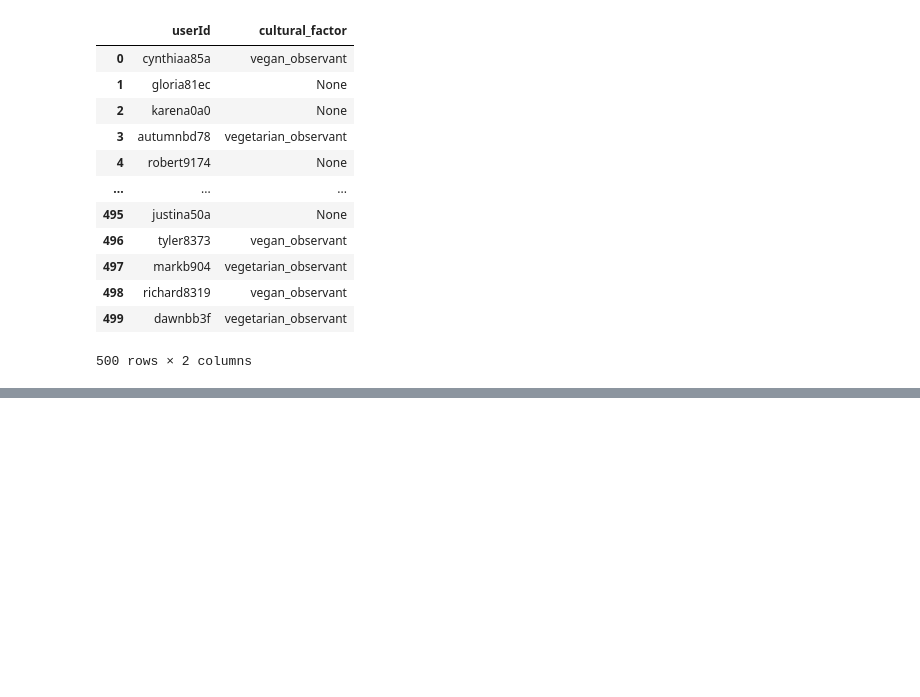
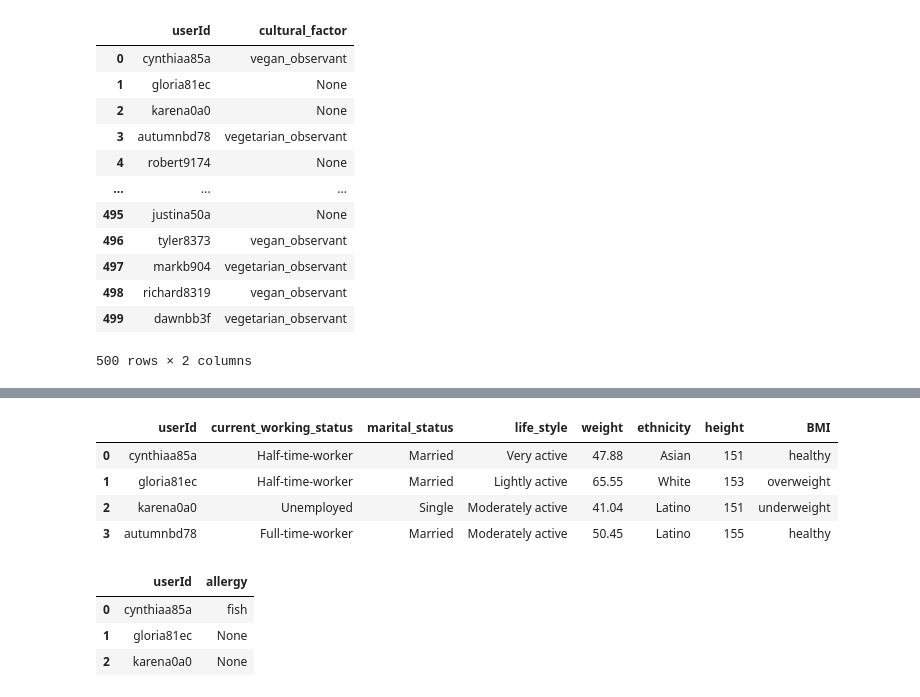
Before and after one commit to aislab-hevs/synthetic_data_nutrition_generation, a Jupyter notebook: src/generator_notebook.ipynb, the cells around one changed output, grey strips where cells are left out. Drawn from its saved outputs; the diff is of its cells as text; code cells hidden in the pictures; blank space fills up the shorter version.

```diff
--- a/src/generator_notebook.ipynb
+++ b/src/generator_notebook.ipynb
@@ -449,0 +462,15 @@ df_cultural_factors
+# %%
+df_user_entity.head(4)
+# %% [output]
+|  | userId | current_working_status | marital_status | life_style | weight | ethnicity | height | BMI |
+| 0 | cynthiaa85a | Half-time-worker | Married | Very active | 47.88 | Asian | 151 | healthy |
+| 1 | gloria81ec | Half-time-worker | Married | Lightly active | 65.55 | White | 153 | overweight |
+| 2 | karena0a0 | Unemployed | Single | Moderately active | 41.04 | Latino | 151 | underweight |
+| 3 | autumnbd78 | Full-time-worker | Married | Moderately active | 50.45 | Latino | 155 | healthy |
+# %%
+df_health_conditions.head(3)
+# %% [output]
+|  | userId | allergy |
+| 0 | cynthiaa85a | fish |
+| 1 | gloria81ec | None |
+| 2 | karena0a0 | None |
```
Also changed, not shown: parts of 32 cells of this notebook, 1 other file.
